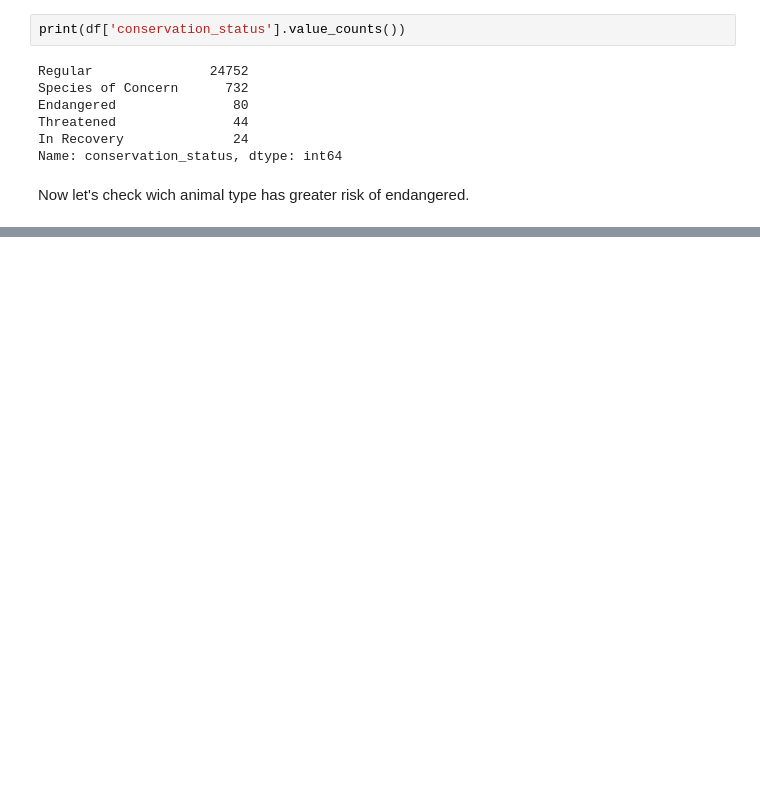
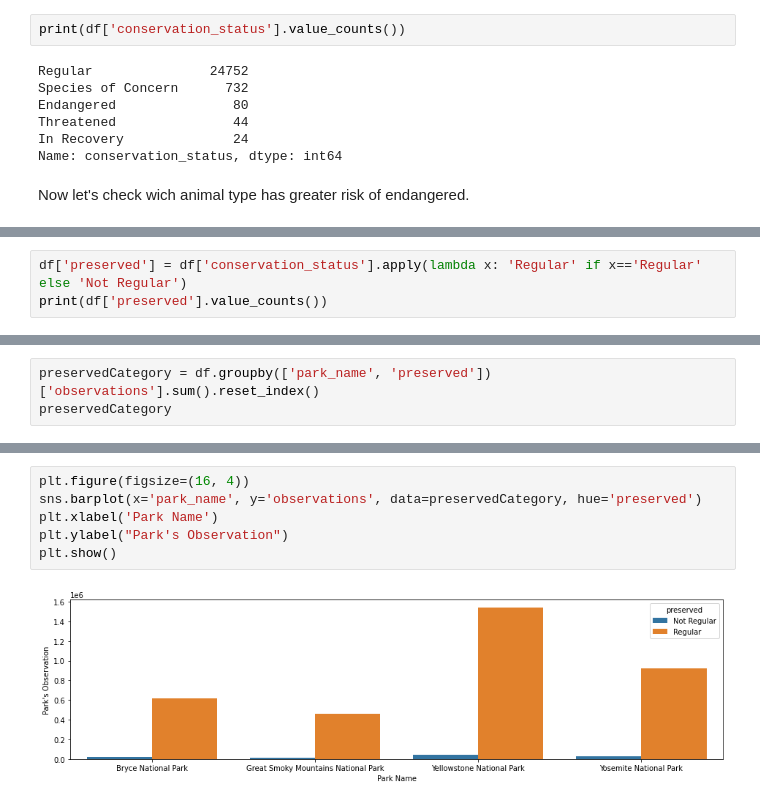
Before and after one commit to vfamim/Data-Science, a Jupyter notebook: Biodiversity/Biodiversity DataViz.ipynb, the cells around one changed output, grey strips where cells are left out. Drawn from its saved outputs; the diff is of its cells as text; blank space fills up the shorter version.

```diff
--- a/Biodiversity/Biodiversity DataViz.ipynb
+++ b/Biodiversity/Biodiversity DataViz.ipynb
@@ -161,0 +226,3 @@ Now let's check wich animal type has greater risk of endangered.
+# %%
+df['preserved'] = df['conservation_status'].apply(lambda x: 'Regular' if x=='Regular' else 'Not Regular')
+print(df['preserved'].value_counts())
@@ -161,0 +233,3 @@ Now let's check wich animal type has greater risk of endangered.
+# %%
+preservedCategory = df.groupby(['park_name', 'preserved'])['observations'].sum().reset_index()
+preservedCategory
@@ -161,0 +246,8 @@ Now let's check wich animal type has greater risk of endangered.
+# %%
+plt.figure(figsize=(16, 4))
+sns.barplot(x='park_name', y='observations', data=preservedCategory, hue='preserved')
+plt.xlabel('Park Name')
+plt.ylabel("Park's Observation")
+plt.show()
+# %% [output]
+[figure, added]
```
Also changed, not shown: parts of 21 cells of this notebook.
